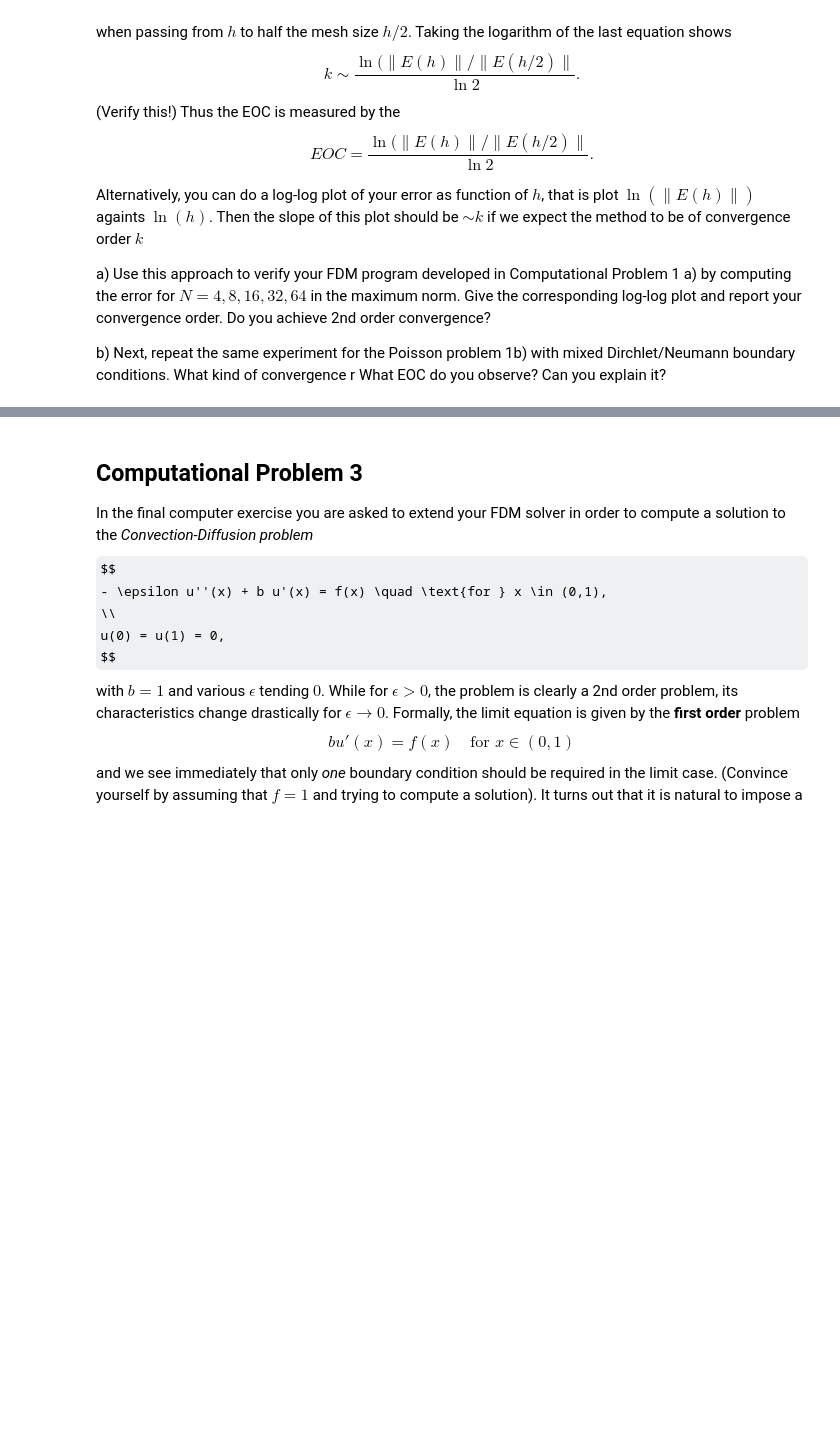
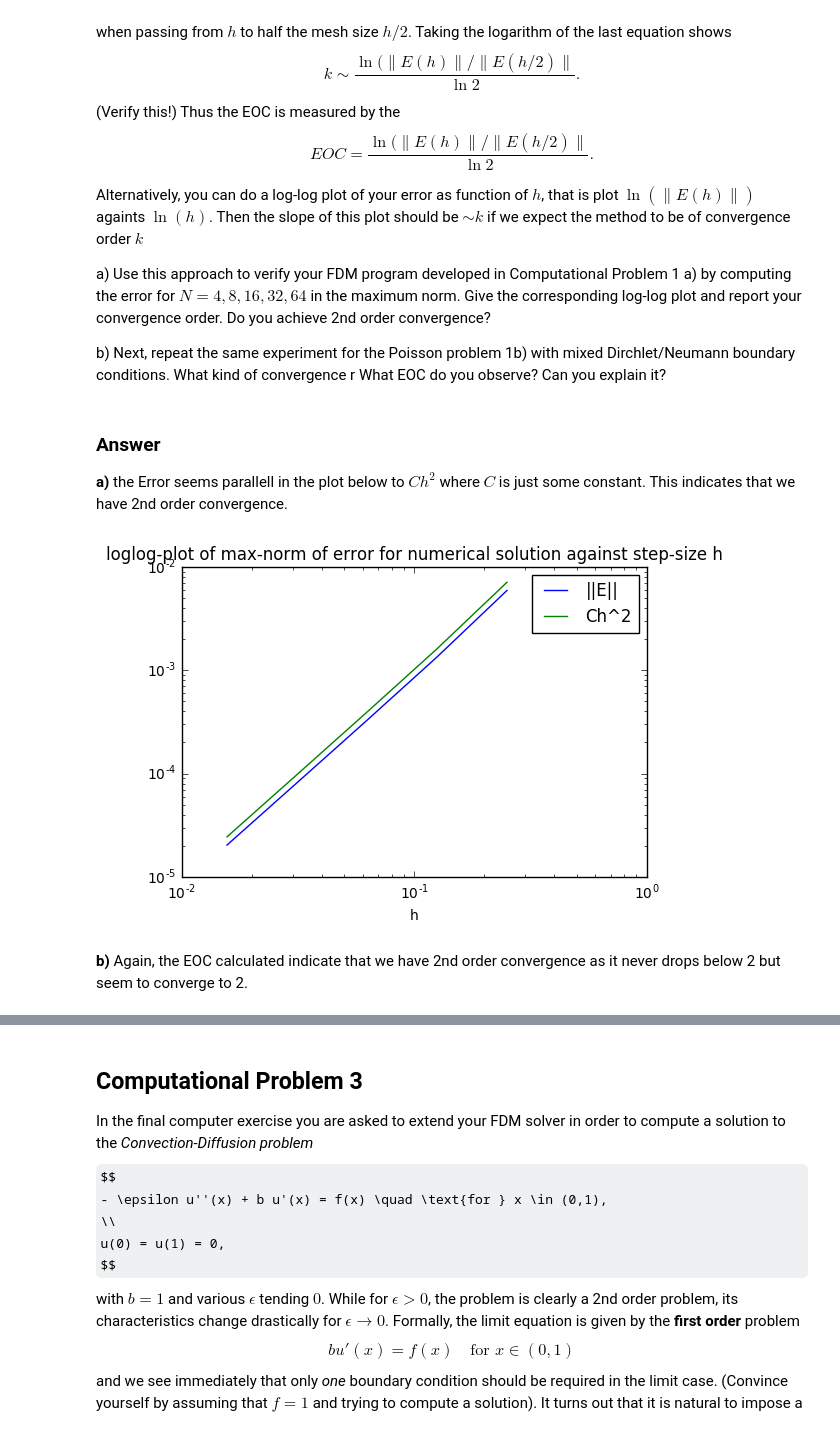
Before and after one commit to lundburgerr/numpde, a Jupyter notebook: labs/lab_01/lab_01.ipynb, the cells around one changed output, grey strips where cells are left out. Cells and saved outputs as stored; diff of their text form; code cells hidden in the pictures; some formulas as TeX source; blank space fills up the shorter version.

Commit message:
Solved some more stuff

```diff
--- a/labs/lab_01/lab_01.ipynb
+++ b/labs/lab_01/lab_01.ipynb
@@ -492,3 +568,73 @@ b) Next, repeat the same experiment for the Poisson problem 1b) with
 mixed Dirchlet/Neumann boundary conditions. What kind of convergence r
 What EOC do you observe?
 Can you explain it?
+# %% [markdown]
+### Answer
+**a)** the Error seems parallell in the plot below to $Ch^2$ where $C$ is just some constant. This indicates that we have 2nd order convergence.
+# %%
+# Arrary and stuff
+import numpy as np
+# Linear algebra solvers from scipy
+import scipy.linalg as la
+# Basic plotting routines from the matplotlib library
+import matplotlib.pyplot as plt
+
+# Loop over different number of equally spaced subintervals
+sub_int = np.array([4, 8, 16, 32, 64])
+E = np.zeros((len(sub_int),1))
+iteration = 0
+for N in sub_int:
+    # Mesh size
+    h = 1/N #Important! In Python 2 you needed to write 1.0 to prevent integer divsion
+    # Define N+1 grid points via linspace which is part of numpy now aliased as np
+    x = np.linspace(0,1,N+1)
+
+    # Define a (full) matrix filled with 0s.
+    A = np.zeros((N-1, N-1))
+
+    # Define tridiagonal part of A by for rows 1 to N-1
+    for i in range(1, N-2):
+        A[i, i-1] = 1
+        A[i, i] = -2
+        A[i, i+1] = 1
+
+    # Left boundary
+    A[0,0] = -2
+    A[0,1] = 1
+
+    # Right boundary
+    A[N-2,N-3] = 1
+    A[N-2,N-2] = -2
+
+    #print(A)
+
+    #Fill F matrix containing values from f(x) = sin(2*pi*x)
+    F = np.sin(2*np.pi*x)*(-h**2)
+    F = F[1:-1]
+
+    #Solve system
+    U = la.solve(A, F.T)
+    U = np.append([0],U)
+    U = np.append(U, [0])
+    U_real = np.sin(2*np.pi*x)/(2*np.pi)**2
+
+    #Calculate error norm
+    E[iteration] = max(np.absolute(U-U_real))
+
+    iteration += 1
+
+H = 1/sub_int
+scale = min(E.T/H**2)
+plt.loglog(H, E)
+plt.hold('on')
+plt.loglog(H, H**2*scale*1.2) #reference to check if Error is parallell to this
+
+plt.title("loglog-plot of max-norm of error for numerical solution against step-size h")
+#plt.ylabel('||E||')
+plt.xlabel('h')
+plt.legend(["||E||", "Ch^2"])
+plt.show()
+# %% [output]
+[figure, added]
+# %% [markdown]
+**b)** Again, the EOC calculated indicate that we have 2nd order convergence as it never drops below 2 but seem to converge to 2.
```
Also changed, not shown: parts of 3 cells of this notebook, 3 other files.
